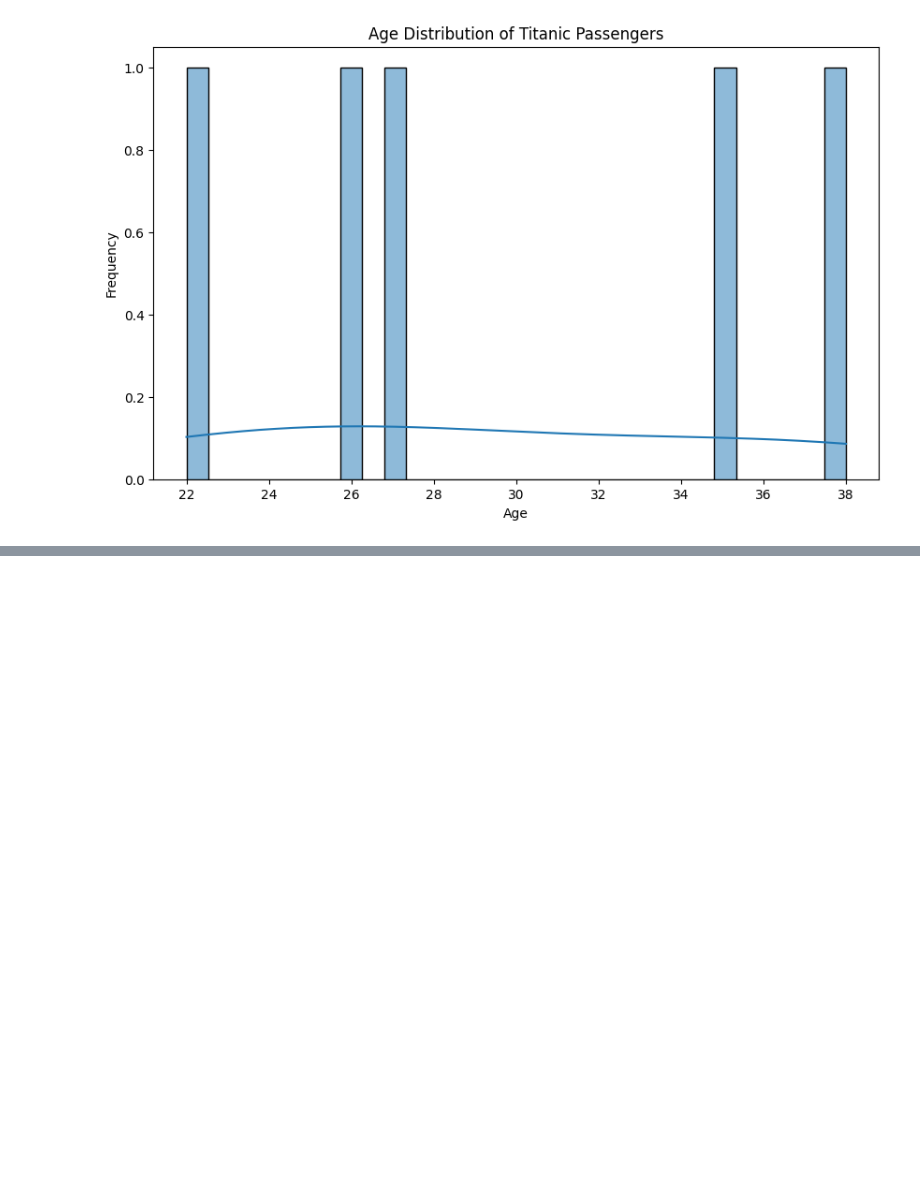
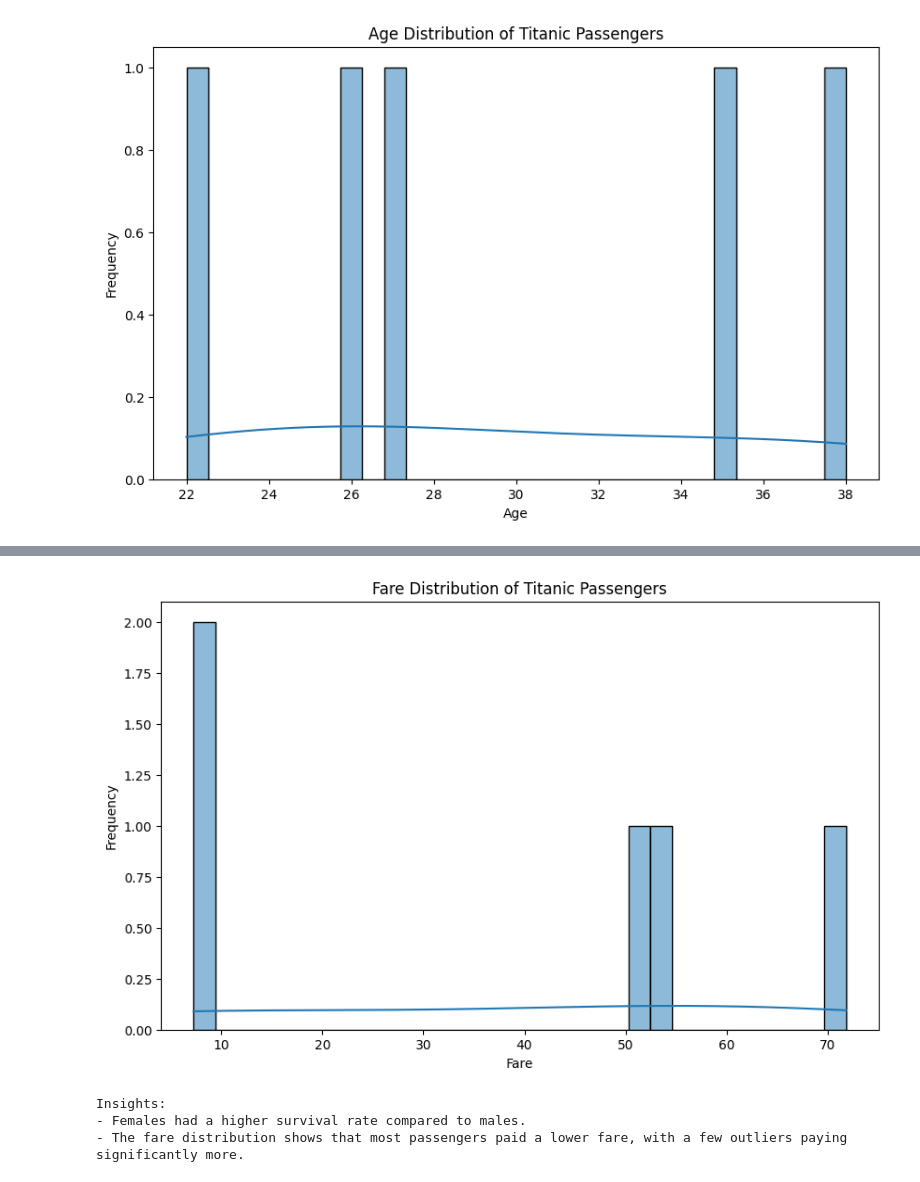
Before and after one commit to Elen-tesfai/datafun-06-eda, a Jupyter notebook: elen_eda.ipynb, the cells around one changed output, grey strips where cells are left out. Drawn from its saved outputs; the diff is of its cells as text; code cells hidden in the pictures; blank space fills up the shorter version.

```diff
--- a/elen_eda.ipynb
+++ b/elen_eda.ipynb
@@ -90,0 +106,20 @@ plt.show()
+# %%
+# Visualize Fare Distribution
+plt.figure(figsize=(10, 6))
+sns.histplot(df['Fare'], bins=30, kde=True)
+plt.title('Fare Distribution of Titanic Passengers')
+plt.xlabel('Fare')
+plt.ylabel('Frequency')
+plt.savefig('fare_distribution.png')  # Save the plot as an image
+plt.show()
+# %% [output]
+[figure, added]
+# %%
+# Summary of Insights
+print("Insights:")
+print("- Females had a higher survival rate compared to males.")
+print("- The fare distribution shows that most passengers paid a lower fare, with a few outliers paying significantly more.")
+# %% [output]
+Insights:
+- Females had a higher survival rate compared to males.
+- The fare distribution shows that most passengers paid a lower fare, with a few outliers paying significantly more.
```
Also changed, not shown: parts of 1 cell of this notebook.
